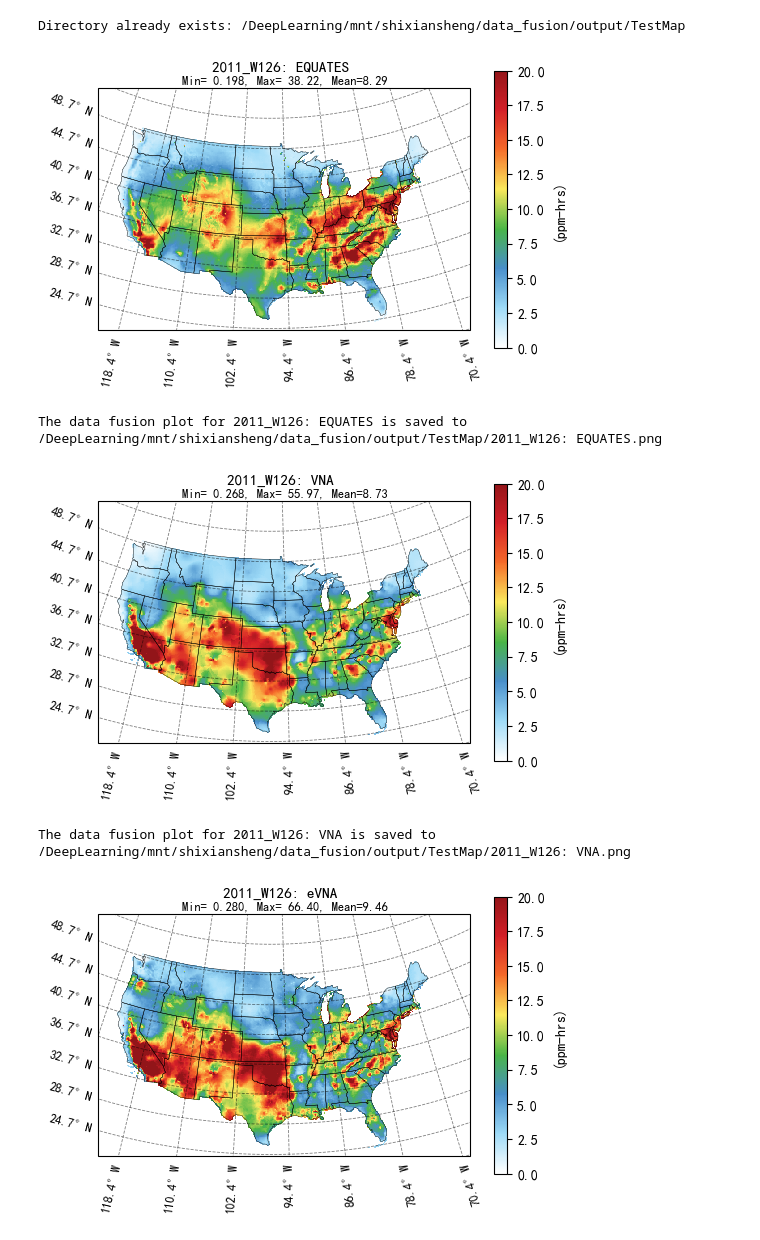
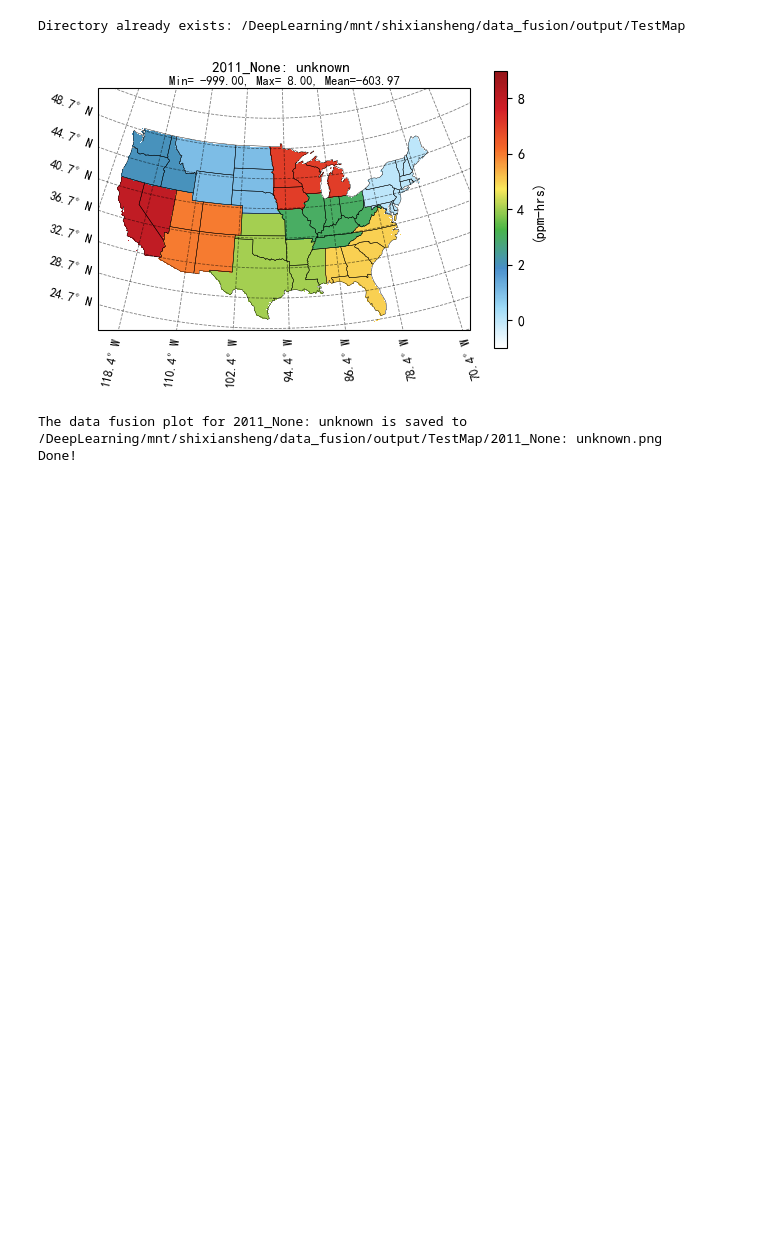
Before and after one commit to YuanTouMaoDie/O3MAT, a Jupyter notebook: Map_OHTER.ipynb, the cells around one changed output. Drawn from its saved outputs; the diff is of its cells as text; code cells hidden in the pictures; blank space fills up the shorter version.

```diff
--- a/Map_OHTER.ipynb
+++ b/Map_OHTER.ipynb
@@ -14,7 +14,7 @@ cmap_conc = cmaps.WhiteBlueGreenYellowRed
 
 
 def extract_key_period(period):
-    key_periods = ["DJF", "MAM", "JJA", "SON", 'Annual', 'Apr-Sep', 'top-10','W126']
+    key_periods = ["DJF", "MAM", "JJA", "SON", 'Annual', 'Apr-Sep', 'top-10','W126','None']
     for key in key_periods:
         if key in period:
             return key
@@ -148,48 +148,46 @@ def plot_us_map(
 
 if __name__ == "__main__":
     model_file = r"/backupdata/data_EPA/EQUATES/EQUATES_data/HR2DAY_LST_ACONC_v532_cb6r3_ae7_aq_WR413_MYR_STAGE_2011_12US1_2011.nc"
-    file_list = ["/DeepLearning/mnt/shixiansheng/data_fusion/output/2011_Data_WithoutCV/2011_W126_ST_Limit.csv"]
+    file_list = ["/DeepLearning/mnt/shixiansheng/data_fusion/output/Region/2011_299*459_9ClimateRegions.csv"]
 
     #special metrics
     # key_periods = ['DJF']
-    key_periods = ['W126']
+    key_periods = ['None']
     # key_periods = ['DJF', 'MAM', 'JJA', 'SON', 'Annual', 'Apr-Sep', 'top-10']
 
     common_settings = {
         'unit': "ppm-hrs",
         'cmap_conc': cmaps.WhiteBlueGreenYellowRed,
        'show_lonlat': False,
         'is_wrf_out_data': True,
        'show_original_grid': True,
         'panel_layout': None,
         'title_fontsize': 11,
         'xy_title_fontsize': 9,
        'show_dependenct_colorbar': True,
        'show_domain_mean': True,
        'show_grid_line': True,
-        'value_range': (0,20),
+        'value_range': (-1,9),
         # 'value_range': (None,None),
     }
 
     variable_settings = {
-        'variables': ['model', 'vna_ozone', 'evna_ozone', 'avna_ozone', 'ds_ozone', 'harvard_ml'],
+        'variables': ['ClimateRegion'],
         # 'variables': ['model'],
        'settings': common_settings
     }
 
     # #自己设置
     # variable_settings = {
     #     'variables': ['SD'],
     #    'settings': common_settings
     # }
 
     for file in file_list:
         plot_us_map(file, model_file, variable_settings=variable_settings, key_periods=key_periods)
     print("Done!")
 # %% [output]
 Directory already exists: /DeepLearning/mnt/shixiansheng/data_fusion/output/TestMap
-[figure, old version]
+[figure, new version]
-The data fusion plot for 2011_W126: EQUATES is saved to /DeepLearning/mnt/shixiansheng/data_fusion/output/TestMap/2011_W126: EQUATES.png
+The data fusion plot for 2011_None: unknown is saved to /DeepLearning/mnt/shixiansheng/data_fusion/output/TestMap/2011_None: unknown.png
+Done!
-[figure, removed]
-The data fusion plot for 2011_W126: VNA is saved to /DeepLearning/mnt/shixiansheng/data_fusion/output/TestMap/2011_W126: VNA.png
-[figure, removed]
```
Also changed, not shown: parts of 1 cell of this notebook, 18 other files.
